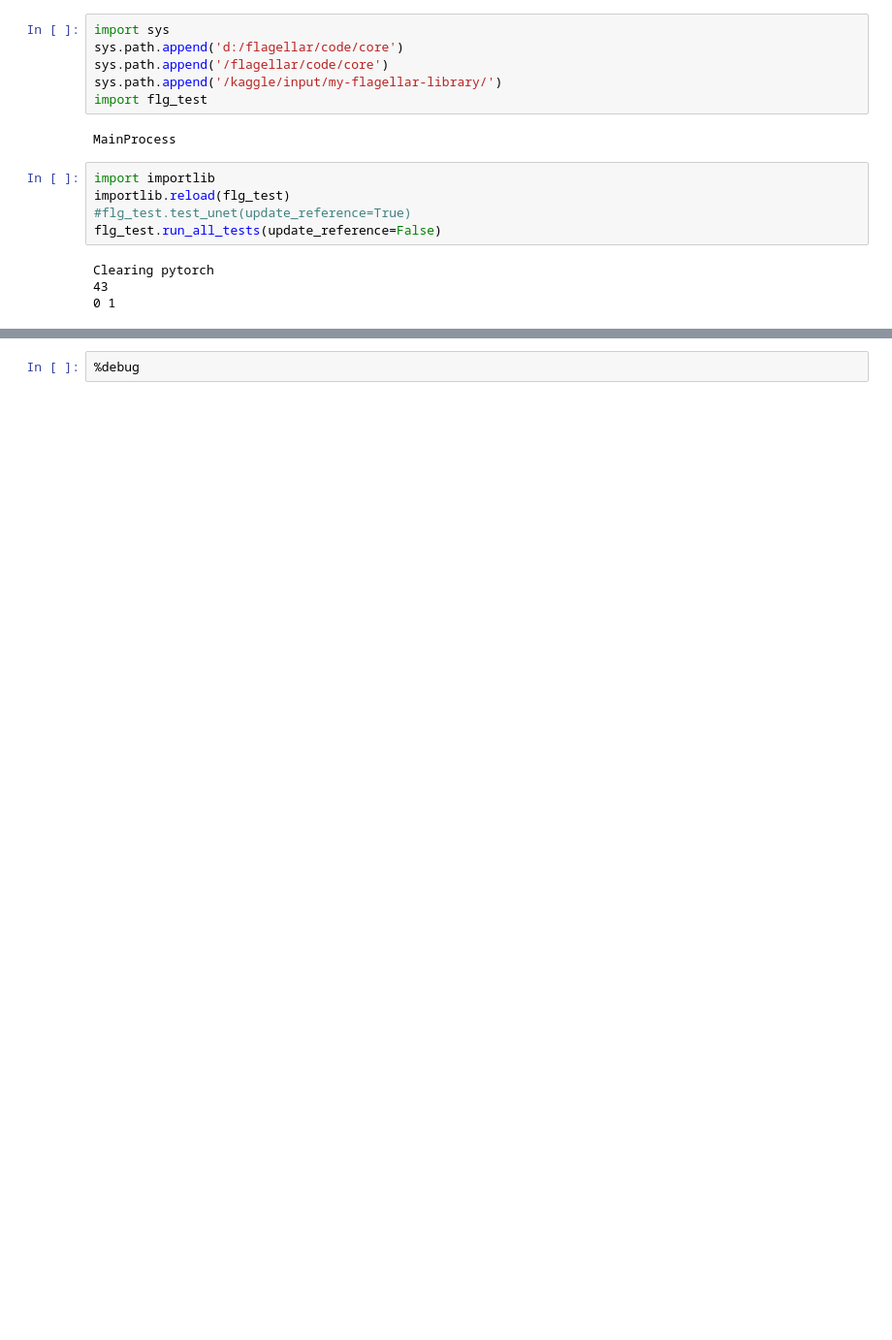
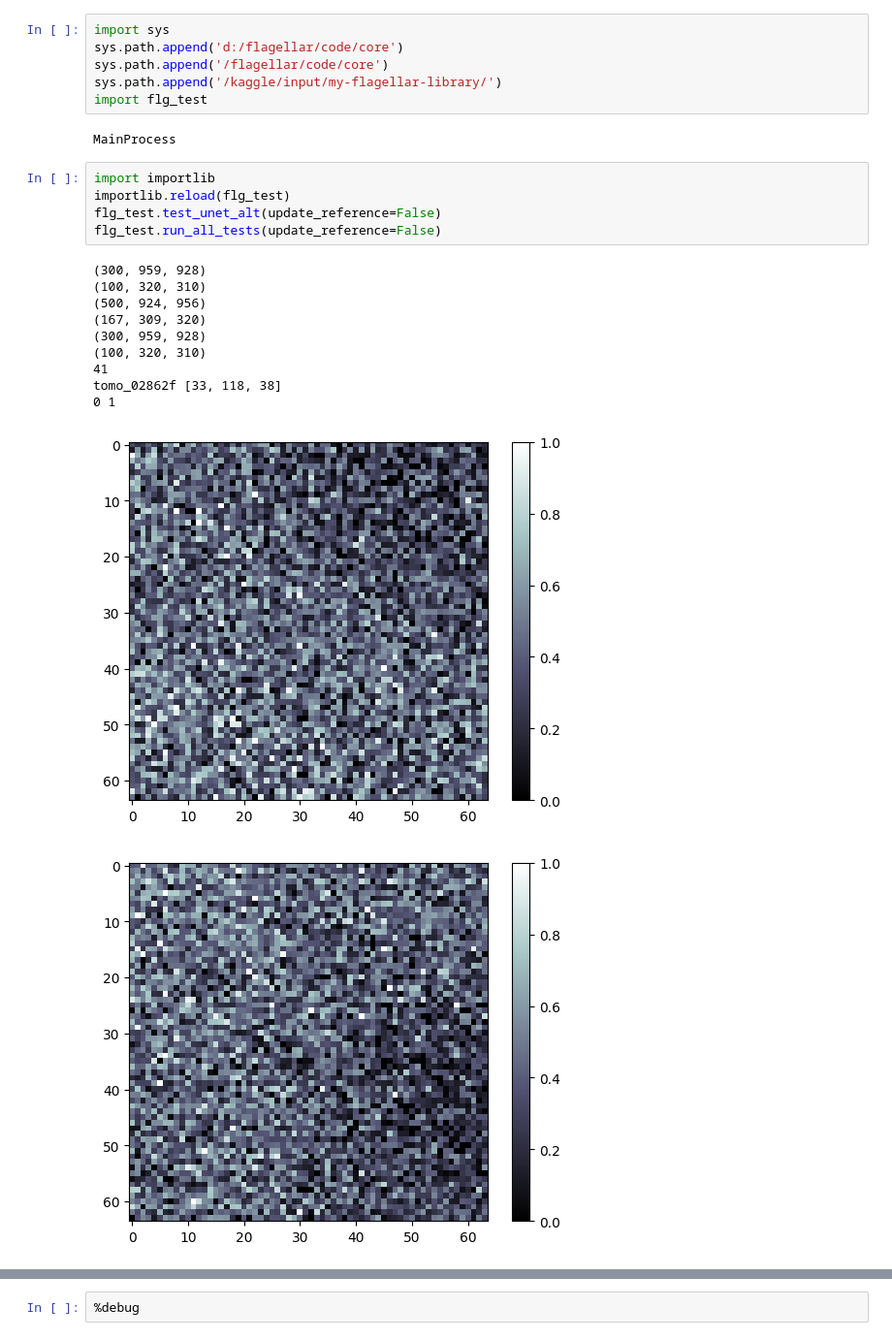
Before and after one commit to jcottaar/flagellar, a Jupyter notebook: run_tests.ipynb, the cells around one changed output, grey strips where cells are left out. Shown at 97% size. Drawn from its saved outputs; the diff is of its cells as text; blank space fills up the shorter version.

```diff
--- a/run_tests.ipynb
+++ b/run_tests.ipynb
@@ -9,9 +9,17 @@ MainProcess
 # %%
 import importlib
 importlib.reload(flg_test)
-#flg_test.test_unet(update_reference=True)
+flg_test.test_unet_alt(update_reference=False)
 flg_test.run_all_tests(update_reference=False)
 # %% [output]
-Clearing pytorch
-43
+(300, 959, 928)
+(100, 320, 310)
+(500, 924, 956)
+(167, 309, 320)
+(300, 959, 928)
+(100, 320, 310)
+41
+tomo_02862f [33, 118, 38]
 0 1
+[figure, added]
+[figure, added]
```
Also changed, not shown: parts of 2 cells of this notebook, 6 other files.
